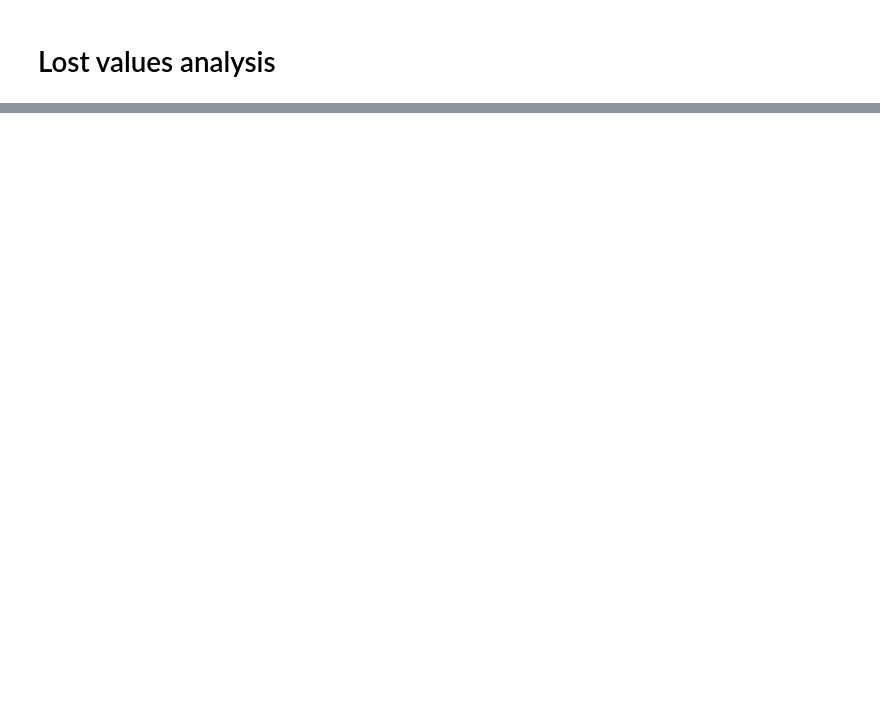
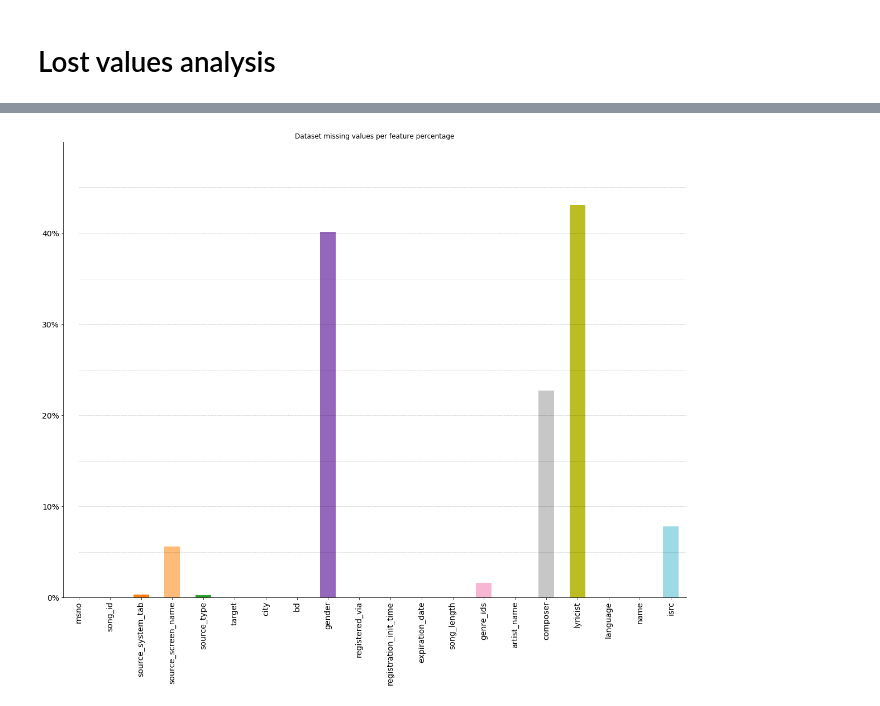
Before and after one commit to RaquelNeedsCoffee/PracticaAPA, a Jupyter notebook: Contest/Code/lost_values.ipynb, the cells around one changed output, grey strips where cells are left out. Cells and saved outputs as stored; diff of their text form; code cells hidden in the pictures; blank space fills up the shorter version.

Commit message:
lost_values

```diff
--- a/Contest/Code/lost_values.ipynb
+++ b/Contest/Code/lost_values.ipynb
@@ -24,6 +12,14 @@ def print_df_info(df):
+# %%
+def extract_info(df):
+    nrows = len(df)
+    nullsum = df.isnull().sum().rename('null_count')
+    nullper100 = nullsum.apply(lambda x: (100*x)/nrows)
+    nullper100 = nullper100.rename('null_percentage')
+    df_types = df.dtypes.rename('dtypes')
+    info_series = pd.concat([nullsum, nullper100, df_types], axis=1)
+    return info_series
 # %%
-def plot_lost_values(df):
-    nulls_serie = df.isnull().sum()
+def plot_lost_values_percent(percent_series):
     # These are the "Tableau 20" colors as RGB.
     tableau20 = [(31, 119, 180), (174, 199, 232), (255, 127, 14), (255, 187, 120),
                  (44, 160, 44), (152, 223, 138), (214, 39, 40), (255, 152, 150),
@@ -35,21 +31,28 @@ def plot_lost_values(df):
     for i in range(len(tableau20)):
         r, g, b = tableau20[i]
         tableau20[i] = (r / 255., g / 255., b / 255.)
-
+    # plot figure size
     plt.figure(figsize=(20, 15))
+    # remove top and right and ensure it shows only left and bottom framelines.
     ax = plt.subplot(111)
     ax.spines["top"].set_visible(False)
     ax.spines["right"].set_visible(False)
     ax.get_xaxis().tick_bottom()
     ax.get_yaxis().tick_left()
-    max_range_x = len(nulls_serie.values) + 1
-    range_values_y = range(500000, 3000001, 500000)
+    # limit y range
+    plt.ylim(0, 50)
+    # ticks font and change yticks names
+    ticks_range_values_y = range(0, 50, 10)
+    plt.yticks(ticks_range_values_y, [str(x) + "%" for x in ticks_range_values_y], fontsize=14)
+    plt.xticks(fontsize=14)
+    # yticks lines across plot to help readability
+    max_range_x = len(percent_series.values) + 1
+    range_values_y = range(5, 50, 5)
     for y in range_values_y:
         plt.plot(range(0, max_range_x), [y] * len(range(0, max_range_x)), "--", lw=0.5, color="black", alpha=0.3)
-    plt.tick_params(axis="both", which="both", bottom="off", top="off",
-                    labelbottom="on", left="off", right="off", labelleft="on")
-    plt.title("Missing values per feature in the dataset")
-    nulls_serie.plot.bar(color=tableau20)
+
+    plt.title("Dataset missing values per feature percentage")
+    percent_series.plot.bar(color=tableau20)
 # %%
 # load train.csv
 df_train = pd.read_csv(data_path + 'train.csv', nrows=None, dtype={'target': np.uint8})
@@ -144,5 +123,6 @@ nrows: 2295971
 # %%
 # merge
+# important: gc calls help performance (a lot) and can avoid a lot of problems.
 df_merged = df_train.merge(df_members, on='msno', how='left')
 del df_train, df_members
 gc.collect()
@@ -152,6 +132,8 @@ gc.collect()
 df_merged = df_merged.merge(df_song_extra, on='song_id', how='left')
 del df_song_extra
 gc.collect()
-print("fmerge")
-print_df_info(df_merged)
+print('nrows: {}\n'.format(len(df_merged)))
+print('Memory consumed by dataframe : {} MB\n'.format(df_merged.memory_usage(index=True).sum() / 1024 ** 2))
+merged_info = extract_info(df_merged)
+merged_info
 # %% [output]
@@ -199,0 +177,4 @@ print(df_merged.head())
+# %%
+plot_lost_values_percent(merged_info['null_percentage'])
+# %% [output]
+[figure, added]
```
Also changed, not shown: parts of 10 cells of this notebook, 1 other file.
